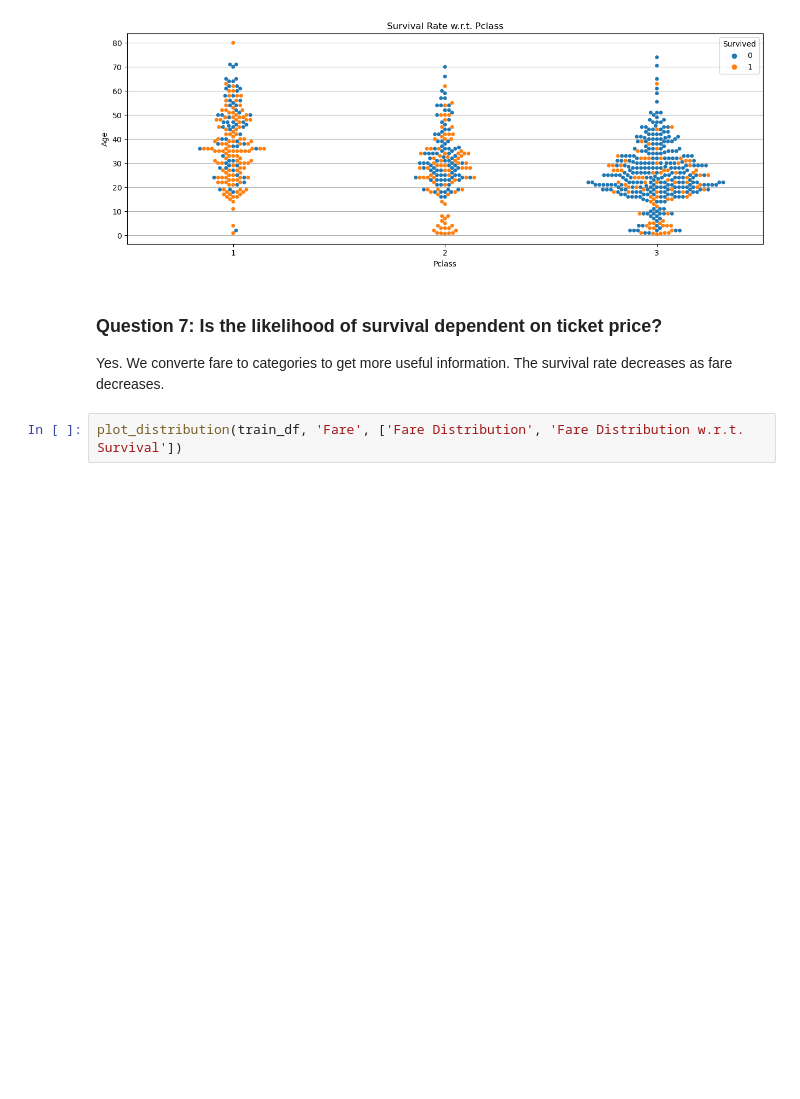
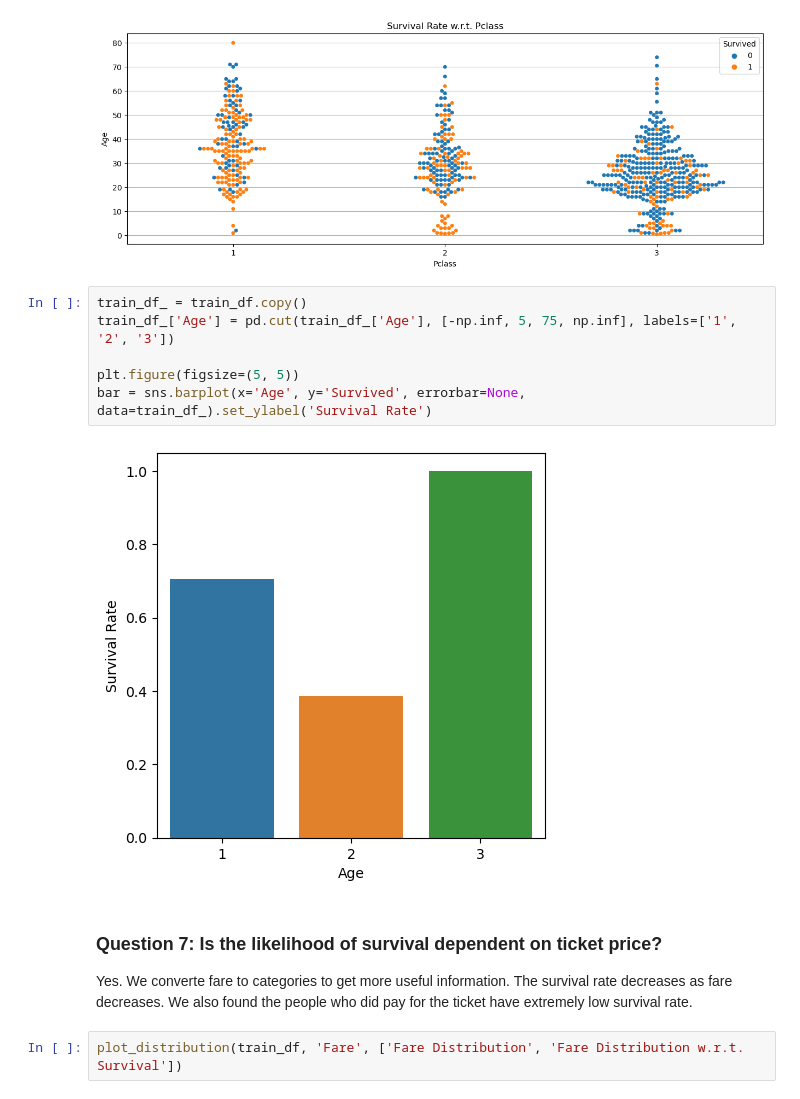
Before and after one commit to xzhxzhxzhxzhxzh/Titanic-Survivor-Prediction, a Jupyter notebook: titanic.ipynb, the cells around one changed output. Saved outputs shown, nothing was run; the diff lists cells and outputs as text; blank space fills up the shorter version.

```diff
--- a/titanic.ipynb
+++ b/titanic.ipynb
@@ -152,10 +157,18 @@ plot_swarm_survival(train_df, 'Sex', 'Age', 'Survival Rate w.r.t. Age and Gender
 plot_swarm_survival(train_df, 'Age', 'Pclass', 'Survival Rate w.r.t. Pclass')
 # %% [output]
 [figure]
+# %%
+train_df_ = train_df.copy()
+train_df_['Age'] = pd.cut(train_df_['Age'], [-np.inf, 5, 75, np.inf], labels=['1', '2', '3'])
+
+plt.figure(figsize=(5, 5))
+bar = sns.barplot(x='Age', y='Survived', errorbar=None, data=train_df_).set_ylabel('Survival Rate')
+# %% [output]
+[figure, added]
 # %% [markdown]
 ### Question 7: Is the likelihood of survival dependent on ticket price?
 
-Yes. We converte fare to categories to get more useful information. The survival rate decreases as fare decreases.
+Yes. We converte fare to categories to get more useful information. The survival rate decreases as fare decreases. We also found the people who did pay for the ticket have extremely low survival rate.
 # %%
 plot_distribution(train_df, 'Fare', ['Fare Distribution', 'Fare Distribution w.r.t. Survival'])
 # %% [output]
```
Also changed, not shown: parts of 18 cells of this notebook.
